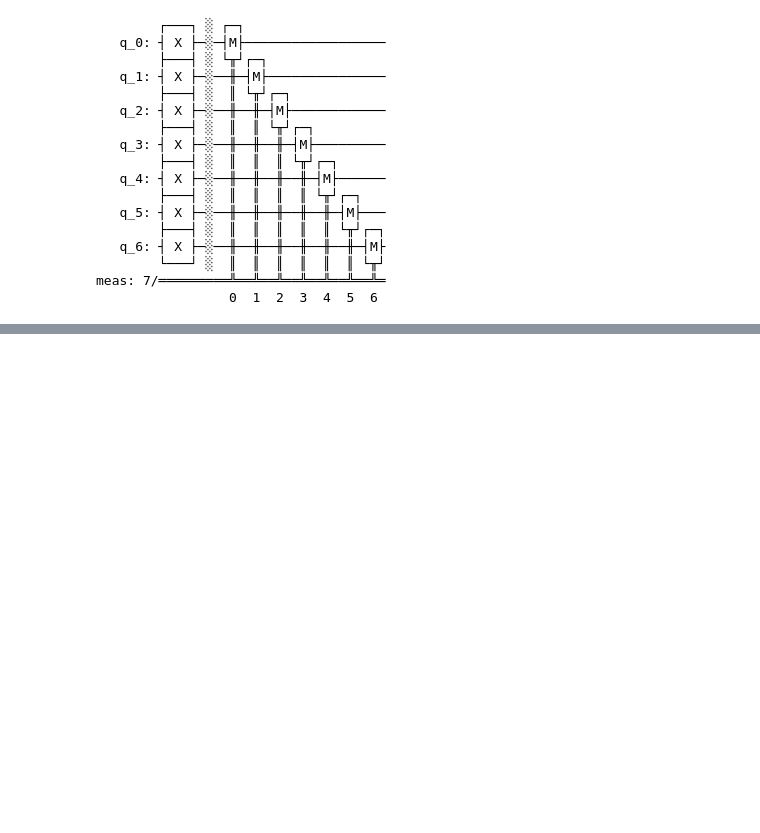
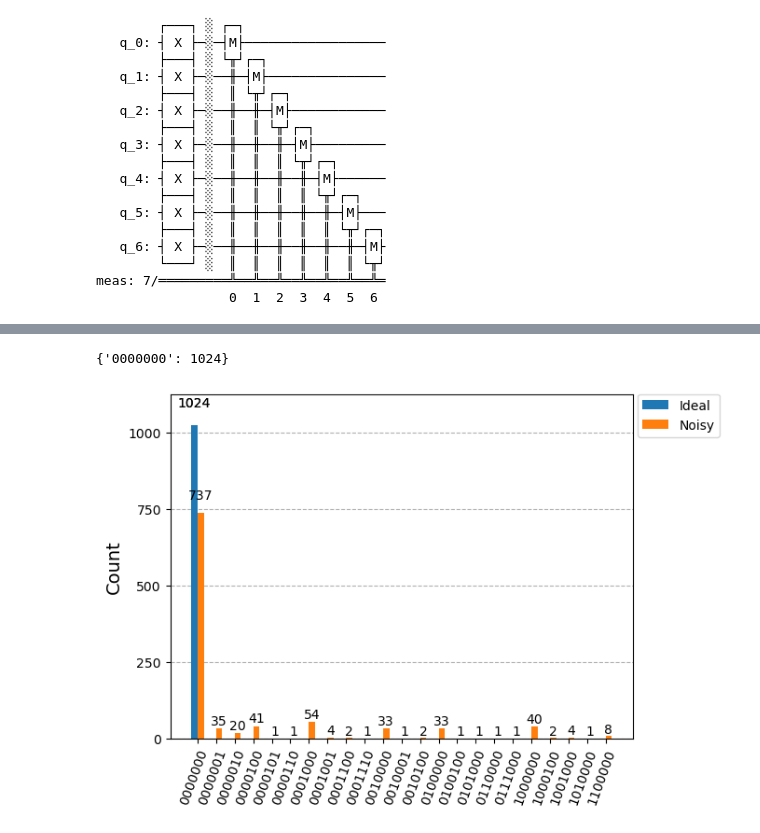
Before and after one commit to malee4/readout_mitigation, a Jupyter notebook: error_mitigation/readout_error.ipynb, the cells around one changed output, grey strips where cells are left out. Cells and saved outputs as stored; diff of their text form; code cells hidden in the pictures; blank space fills up the shorter version.

```diff
--- a/error_mitigation/readout_error.ipynb
+++ b/error_mitigation/readout_error.ipynb
@@ -212,0 +243,9 @@ array([[8.01249835e-01, 1.35265613e-02, 1.75923118e-02, ...,
+# %%
+# define the circuit
+from qiskit.circuit.random import random_circuit
+
+nshots = 1024
+
+# generate a random circuit
+circuit = random_circuit(N, 1, measure=True)
+circuit.draw()
@@ -212,0 +270,31 @@ array([[8.01249835e-01, 1.35265613e-02, 1.75923118e-02, ...,
+# %%
+# get ideal results
+ideal_backend = AerSimulator()
+
+ideal_transpiled = transpile(circuit, ideal_backend)
+ideal_result = ideal_backend.run(ideal_transpiled).result()
+ideal_counts = ideal_result.get_counts(ideal_transpiled)
+ideal_counts
+# %% [output]
+{'0000000': 1024}
+# %%
+# get the noisy results
+noisy_backend = FakePerth()
+noise_model = NoiseModel.from_backend(noisy_backend)
+sampler = Sampler(options={
+    'backend_options': {
+        'noise_model': noise_model
+	}
+})
+nshots = 1024
+
+noisy_transpiled = transpile(circuit, noisy_backend)
+noisy_job = sampler.run([noisy_transpiled], shots=nshots)
+noisy_pub_result = noisy_job.result()[0]
+noisy_counts = noisy_pub_result.data.c.get_counts()
+# %%
+from qiskit.visualization import plot_histogram
+
+plot_histogram([ideal_counts, noisy_counts], legend=["Ideal", "Noisy"])
+# %% [output]
+[figure, added]
```
Also changed, not shown: parts of 9 cells of this notebook.
